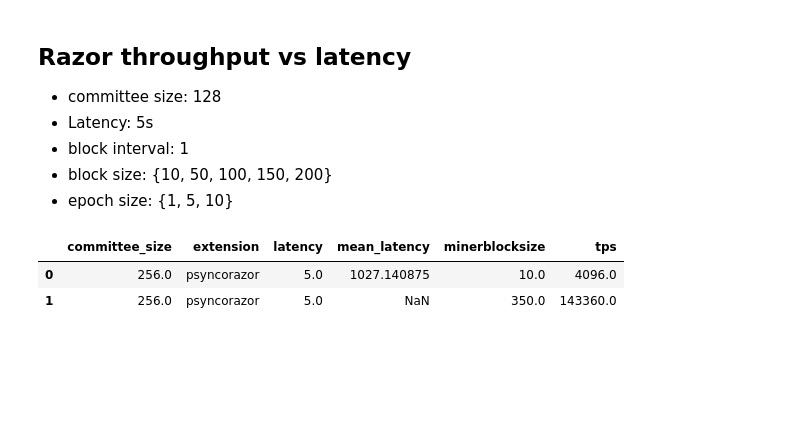
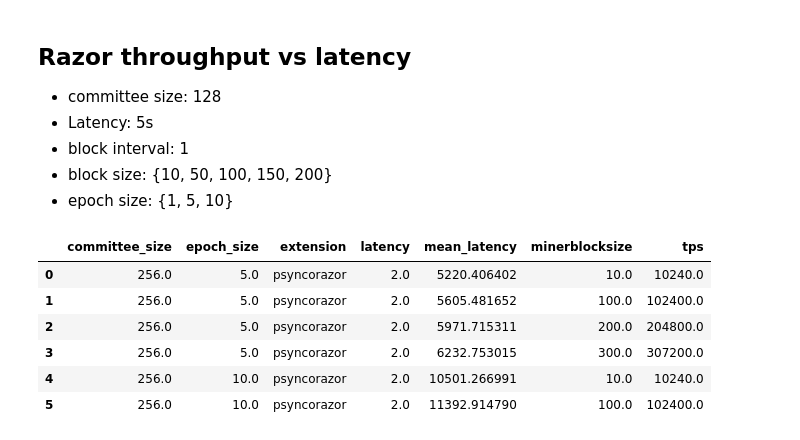
Before and after one commit to SebastianElvis/ebft, a Jupyter notebook: evaluation/analysis.ipynb, the cells around one changed output. Cells and saved outputs as stored; diff of their text form; code cells hidden in the pictures; blank space fills up the shorter version.

```diff
--- a/evaluation/analysis.ipynb
+++ b/evaluation/analysis.ipynb
@@ -421,35 +433,50 @@ plot_fork_rates(fork_rates_df, [10,20,40,60], [1,2,3,4])
 # %%
 tx_size = 512
 
 def get_tps_latency(extension, committee_size, latency, minerblocksize, block_interval=4, epoch_size=1):
     tps = minerblocksize*1024*1024/tx_size/(block_interval*latency)
     mean_latency, _ = get_finalisation_latency_stats(extension, committee_size, latency, minerblocksize, block_interval, epoch_size)
     return tps, mean_latency
 
-def save_tps_latency_stats(minerblocksizes, epoch_sizes):
+def save_tps_latency_stats(tuples): # [(minerblocksize, epoch_size)...]
     extension = 'psyncorazor'
     committee_size = 256
-    latency = 5
+    latency = 2
     block_interval = 1
     df = pd.DataFrame()
-    for minerblocksize in minerblocksizes:
-        for epoch_size in epoch_sizes:
-            tps, mean_latency = get_tps_latency(extension, committee_size, latency, minerblocksize, block_interval, epoch_size)
-            line = {
-                'extension': extension,
-                'committee_size': committee_size,
-                'latency': latency,
-                'minerblocksize': minerblocksize,
-                'tps': tps,
-                'mean_latency': mean_latency
-            }
-            df = df.append(line, ignore_index=True)
+    for t in tuples:
+        minerblocksize = t[0]
+        epoch_size = t[1]
+        tps, mean_latency = get_tps_latency(extension, committee_size, latency, minerblocksize, block_interval, epoch_size)
+        line = {
+            'extension': extension,
+            'committee_size': committee_size,
+            'latency': latency,
+            'minerblocksize': minerblocksize,
+            'epoch_size': epoch_size,
+            'tps': tps,
+            'mean_latency': mean_latency
+        }
+        df = df.append(line, ignore_index=True)
     df.to_csv(DATA_PATH / 'tps_latency.csv')
     return df
 
-tps_latency_df = save_tps_latency_stats([10,350], [1])
+tps_latency_df = save_tps_latency_stats(
+    [
+        [10, 5],
+        [100, 5],
+        [200, 5],
+        [300, 5],
+        [10, 10],
+        [100, 10]
+    ]
+)
 tps_latency_df
 # %% [output]
-|  | committee_size | extension | latency | mean_latency | minerblocksize | tps |
-| 0 | 256.0 | psyncorazor | 5.0 | 1027.140875 | 10.0 | 4096.0 |
-| 1 | 256.0 | psyncorazor | 5.0 | NaN | 350.0 | 143360.0 |
+|  | committee_size | epoch_size | extension | latency | mean_latency | minerblocksize | tps |
+| 0 | 256.0 | 5.0 | psyncorazor | 2.0 | 5220.406402 | 10.0 | 10240.0 |
+| 1 | 256.0 | 5.0 | psyncorazor | 2.0 | 5605.481652 | 100.0 | 102400.0 |
+| 2 | 256.0 | 5.0 | psyncorazor | 2.0 | 5971.715311 | 200.0 | 204800.0 |
+| 3 | 256.0 | 5.0 | psyncorazor | 2.0 | 6232.753015 | 300.0 | 307200.0 |
+| 4 | 256.0 | 10.0 | psyncorazor | 2.0 | 10501.266991 | 10.0 | 10240.0 |
+| 5 | 256.0 | 10.0 | psyncorazor | 2.0 | 11392.914790 | 100.0 | 102400.0 |
```
Also changed, not shown: parts of 8 cells of this notebook, 2 other files.
